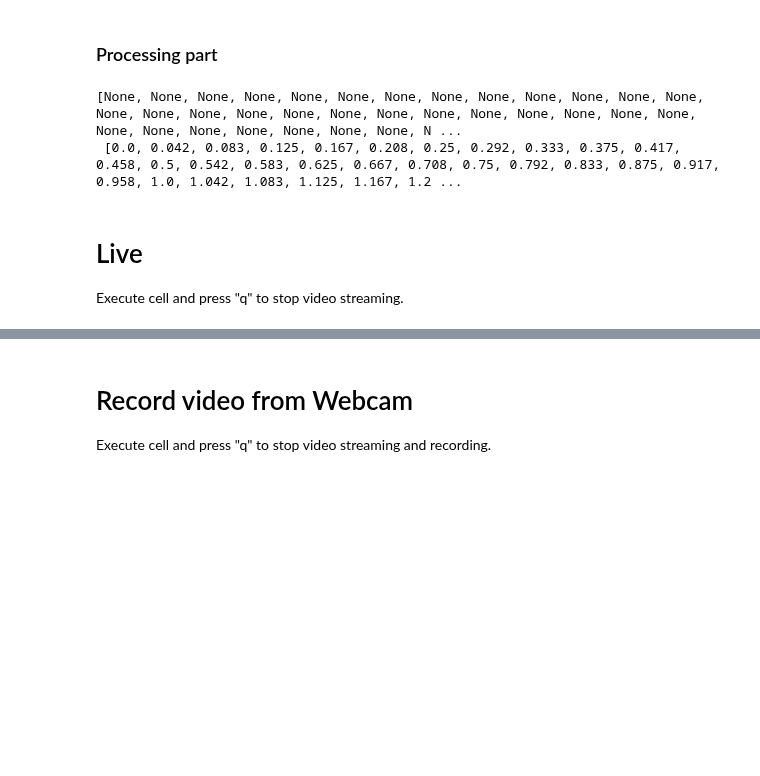
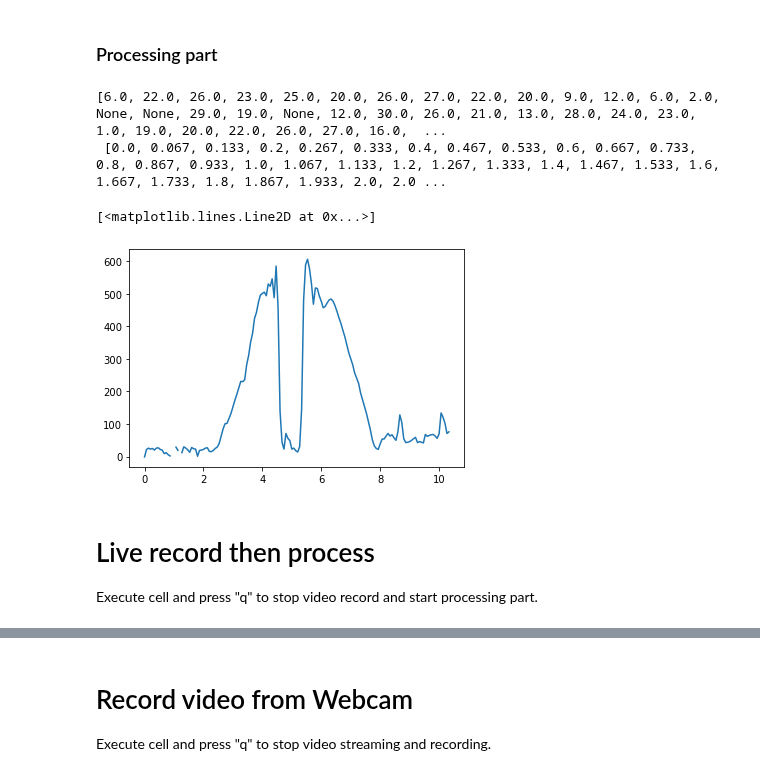
Before and after one commit to EmilyBjartskular/spiking-adventure, a Jupyter notebook: image_processing/img_proc.ipynb, the cells around one changed output, grey strips where cells are left out. Drawn from its saved outputs; the diff is of its cells as text; code cells hidden in the pictures; blank space fills up the shorter version.

Commit message:
feat: add digital filters, live record then process ; notes: too late for a real live feature

```diff
--- a/image_processing/img_proc.ipynb
+++ b/image_processing/img_proc.ipynb
@@ -68,6 +68,38 @@ def pos_to_move(pos1,pos2,th,width):
 
 #################################################
 
+def thrd_filter(n,n1,n2,a,b):
+    if n != None:
+        n = n + a*(n1-n) + b*(n2-n)
+        return n
+    else:
+        return n1
+
+#################################################
+
+def list_filter(values,a,b):
+    init = False
+    f2 = None
+    f1 = None
+
+    for i in range(len(values)):
+
+        #initialize
+        if not init:
+            if values[i] != None and f2 == None:
+                f2 = values[i]
+            elif values[i] != None and f1 == None:
+                f1 = values[i]
+
+        else:
+            values[i] = thrd_filter(values[i],f1,f2,a,b)
+            f2 = f1
+            f1 = values[i]
+
+    return values
+
+#################################################
+
 '''
 vid_to_movement(frames,move_th,sim_th): movements
 frames: is a list of grayscaled frame (at least 3 images)
@@ -205,22 +237,31 @@ Settings saved
 # %%
 # processing on pictures included in the list "frames"
 
 move_th = 0.001     # % of total width of the image (below this no mvt is detected)
 sim_th = 0.4        #above this threshold, no changes are detected
 
+alpha = 0.6
+beta = 0.6
+
 results = video_processing(frames,move_th,sim_th)
-list_pos = [r["m"] for r in results["positions"]]
+list_pos = list_filter([r["m"] for r in results["positions"]],alpha,beta)
+# list_pos = [r["m"] for r in results["positions"]]
 
 time = []
 dt = 1/framerate
 for f in range(len(list_pos)):
     time.append(round(f*dt,3))
 
-print(list_pos,"\n",time)
+# print(list_pos,"\n",time)
+
+list_pos[list_pos==None]=-1
+plt.plot(time,list_pos)
 # %% [output]
-[None, None, None, None, None, None, None, None, None, None, None, None, None, None, None, None, None, None, None, None, None, None, None, None, None, None, None, None, None, None, None, None, None, N ...
- [0.0, 0.042, 0.083, 0.125, 0.167, 0.208, 0.25, 0.292, 0.333, 0.375, 0.417, 0.458, 0.5, 0.542, 0.583, 0.625, 0.667, 0.708, 0.75, 0.792, 0.833, 0.875, 0.917, 0.958, 1.0, 1.042, 1.083, 1.125, 1.167, 1.2 ...
+[6.0, 22.0, 26.0, 23.0, 25.0, 20.0, 26.0, 27.0, 22.0, 20.0, 9.0, 12.0, 6.0, 2.0, None, None, 29.0, 19.0, None, 12.0, 30.0, 26.0, 21.0, 13.0, 28.0, 24.0, 23.0, 1.0, 19.0, 20.0, 22.0, 26.0, 27.0, 16.0,  ...
+ [0.0, 0.067, 0.133, 0.2, 0.267, 0.333, 0.4, 0.467, 0.533, 0.6, 0.667, 0.733, 0.8, 0.867, 0.933, 1.0, 1.067, 1.133, 1.2, 1.267, 1.333, 1.4, 1.467, 1.533, 1.6, 1.667, 1.733, 1.8, 1.867, 1.933, 2.0, 2.0 ...
+[<matplotlib.lines.Line2D at 0x...>]
+[figure, added]
 # %% [markdown]
-# Live
+# Live record then process
 
-Execute cell and press "q" to stop video streaming.
+Execute cell and press "q" to stop video record and start processing part.
```
Also changed, not shown: parts of 6 cells of this notebook.
